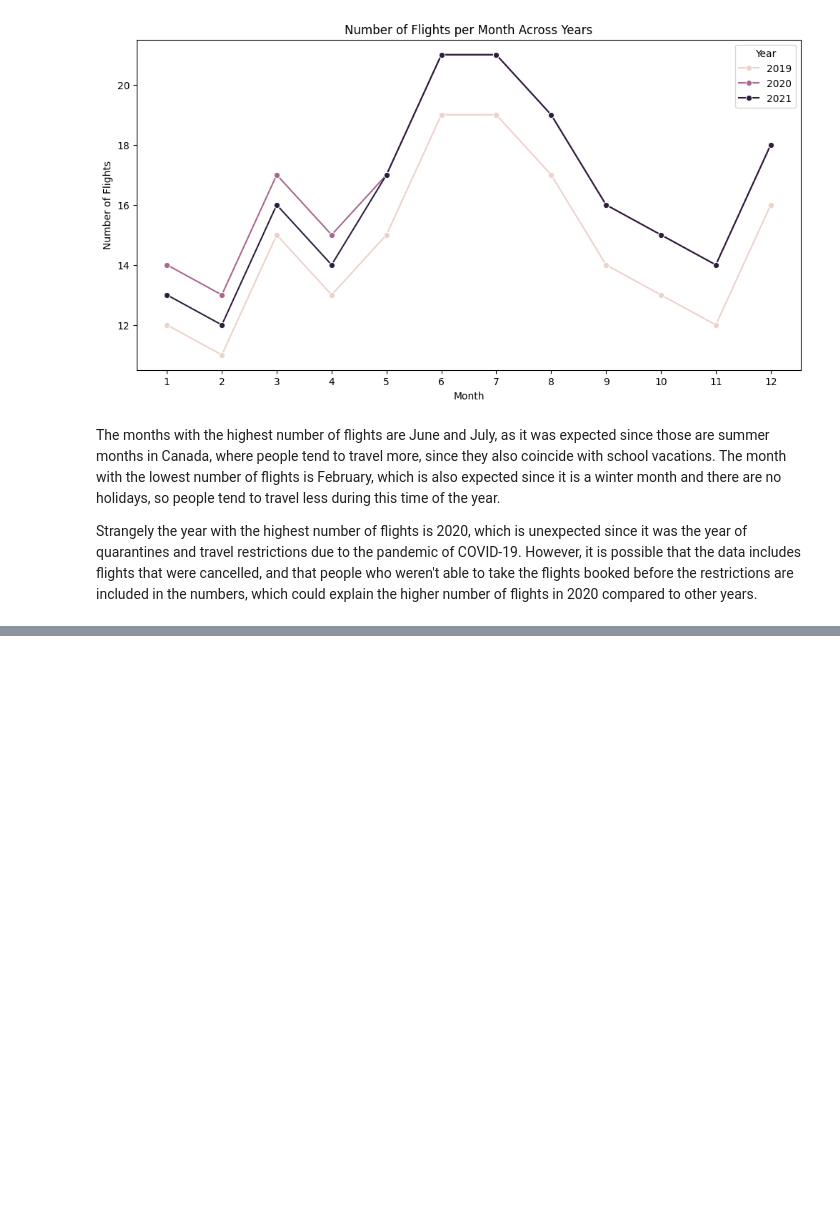
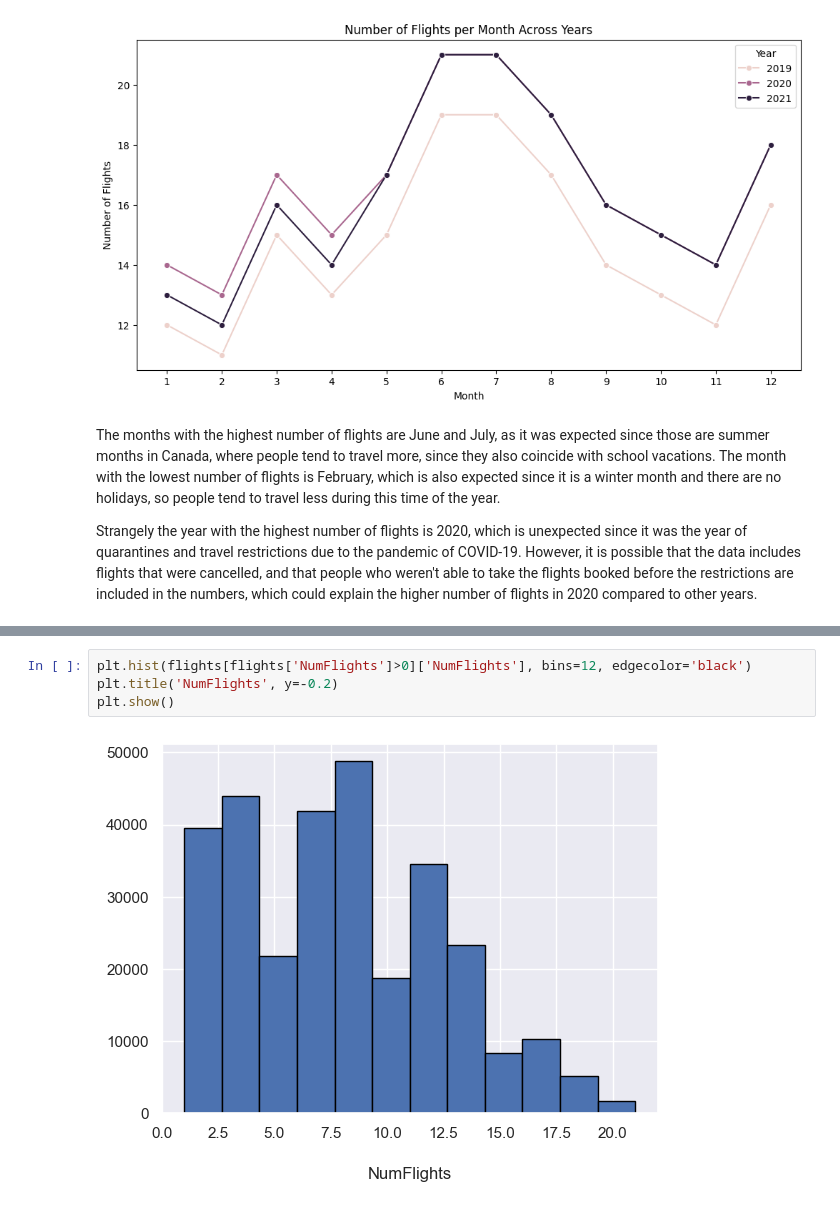
Before and after one commit to catamina07/datamining-group, a Jupyter notebook: marta/DM_Project.ipynb, the cells around one changed output, grey strips where cells are left out. Cells and saved outputs as stored; diff of their text form; blank space fills up the shorter version.

```diff
--- a/marta/DM_Project.ipynb
+++ b/marta/DM_Project.ipynb
@@ -312,0 +654,6 @@ Strangely the year with the highest number of flights is 2020, which is unexpect
+# %%
+plt.hist(flights[flights['NumFlights']>0]['NumFlights'], bins=12, edgecolor='black')
+plt.title('NumFlights', y=-0.2)
+plt.show()
+# %% [output]
+[figure, added]
```
Also changed, not shown: parts of 42 cells of this notebook, 1 other file.
